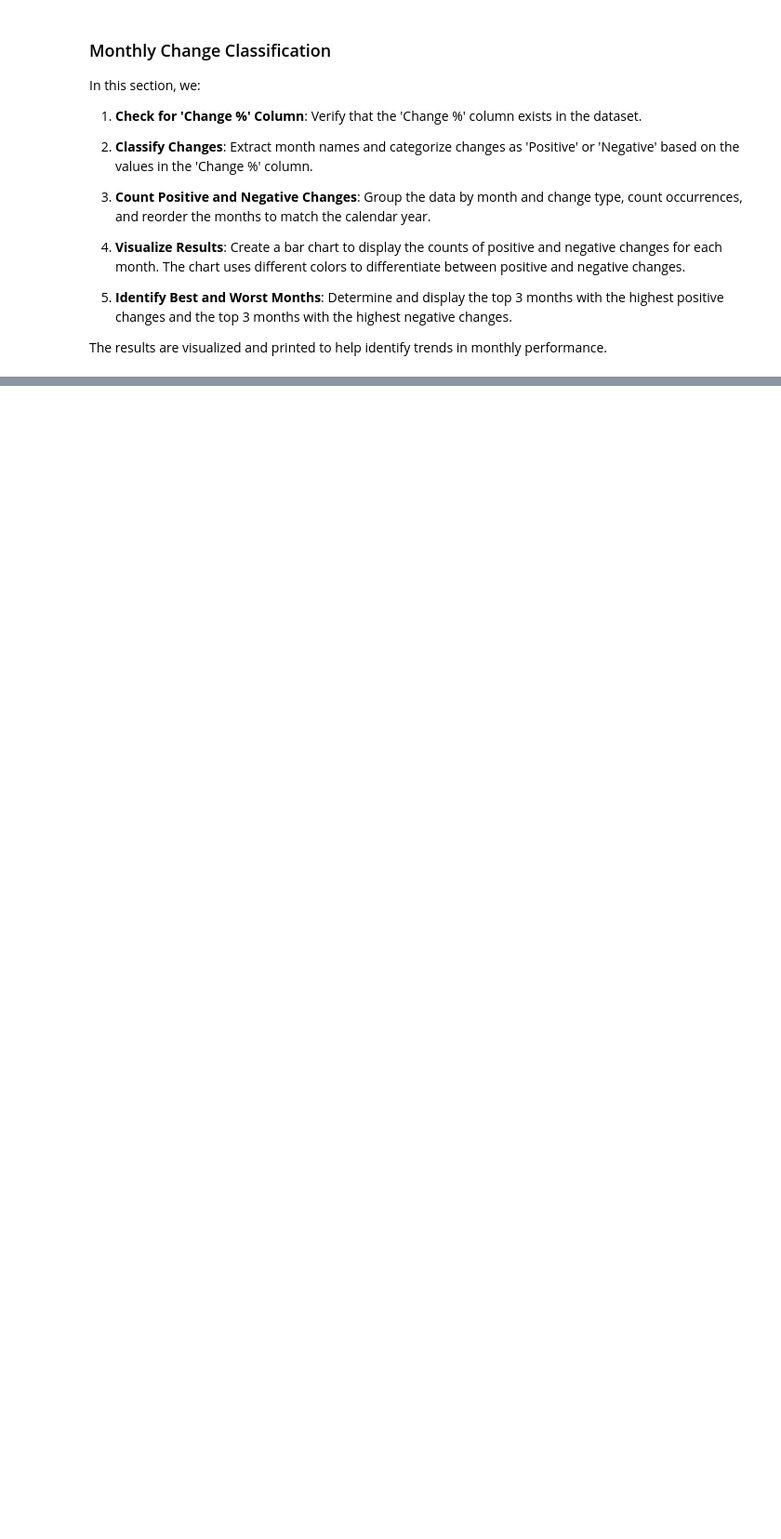
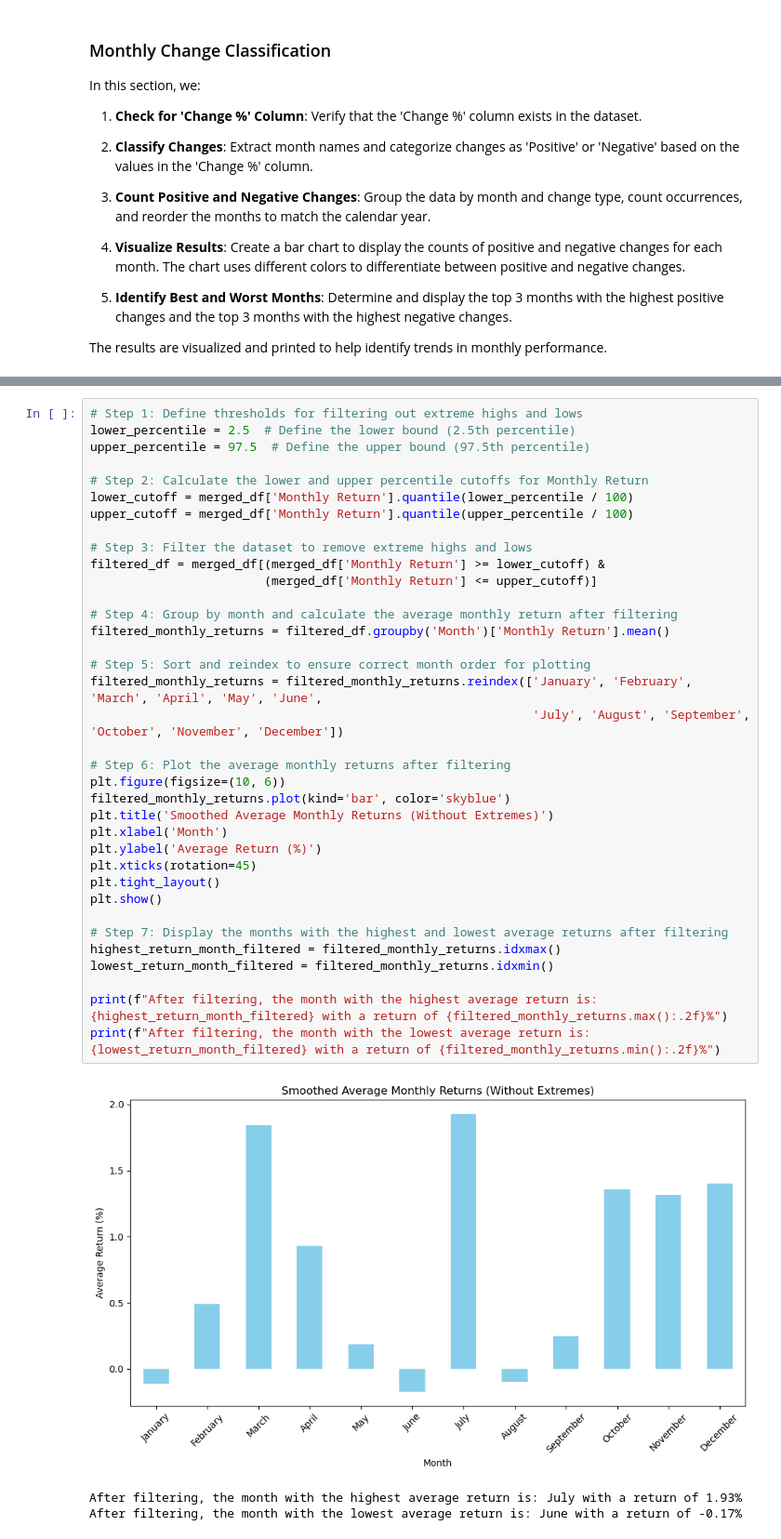
Before and after one commit to enevmartin/S-P_500_Seasonality_Analysis, a Jupyter notebook: notebooks/simple.ipynb, the cells around one changed output, grey strips where cells are left out. Shown at 93% size. Cells and saved outputs as stored; diff of their text form; blank space fills up the shorter version.

```diff
--- a/notebooks/simple.ipynb
+++ b/notebooks/simple.ipynb
@@ -560,0 +754,40 @@ By understanding these seasonal patterns, investors can strategically time their
+# %%
+# Step 1: Define thresholds for filtering out extreme highs and lows
+lower_percentile = 2.5  # Define the lower bound (2.5th percentile)
+upper_percentile = 97.5  # Define the upper bound (97.5th percentile)
+
+# Step 2: Calculate the lower and upper percentile cutoffs for Monthly Return
+lower_cutoff = merged_df['Monthly Return'].quantile(lower_percentile / 100)
+upper_cutoff = merged_df['Monthly Return'].quantile(upper_percentile / 100)
+
+# Step 3: Filter the dataset to remove extreme highs and lows
+filtered_df = merged_df[(merged_df['Monthly Return'] >= lower_cutoff) &
+                        (merged_df['Monthly Return'] <= upper_cutoff)]
+
+# Step 4: Group by month and calculate the average monthly return after filtering
+filtered_monthly_returns = filtered_df.groupby('Month')['Monthly Return'].mean()
+
+# Step 5: Sort and reindex to ensure correct month order for plotting
+filtered_monthly_returns = filtered_monthly_returns.reindex(['January', 'February', 'March', 'April', 'May', 'June',
+                                                             'July', 'August', 'September', 'October', 'November', 'December'])
+
+# Step 6: Plot the average monthly returns after filtering
+plt.figure(figsize=(10, 6))
+filtered_monthly_returns.plot(kind='bar', color='skyblue')
+plt.title('Smoothed Average Monthly Returns (Without Extremes)')
+plt.xlabel('Month')
+plt.ylabel('Average Return (%)')
+plt.xticks(rotation=45)
+plt.tight_layout()
+plt.show()
+
+# Step 7: Display the months with the highest and lowest average returns after filtering
+highest_return_month_filtered = filtered_monthly_returns.idxmax()
+lowest_return_month_filtered = filtered_monthly_returns.idxmin()
+
+print(f"After filtering, the month with the highest average return is: {highest_return_month_filtered} with a return of {filtered_monthly_returns.max():.2f}%")
+print(f"After filtering, the month with the lowest average return is: {lowest_return_month_filtered} with a return of {filtered_monthly_returns.min():.2f}%")
+# %% [output]
+[figure, added]
+After filtering, the month with the highest average return is: July with a return of 1.93%
+After filtering, the month with the lowest average return is: June with a return of -0.17%
```
Also changed, not shown: parts of 25 cells of this notebook, 1 other file.
